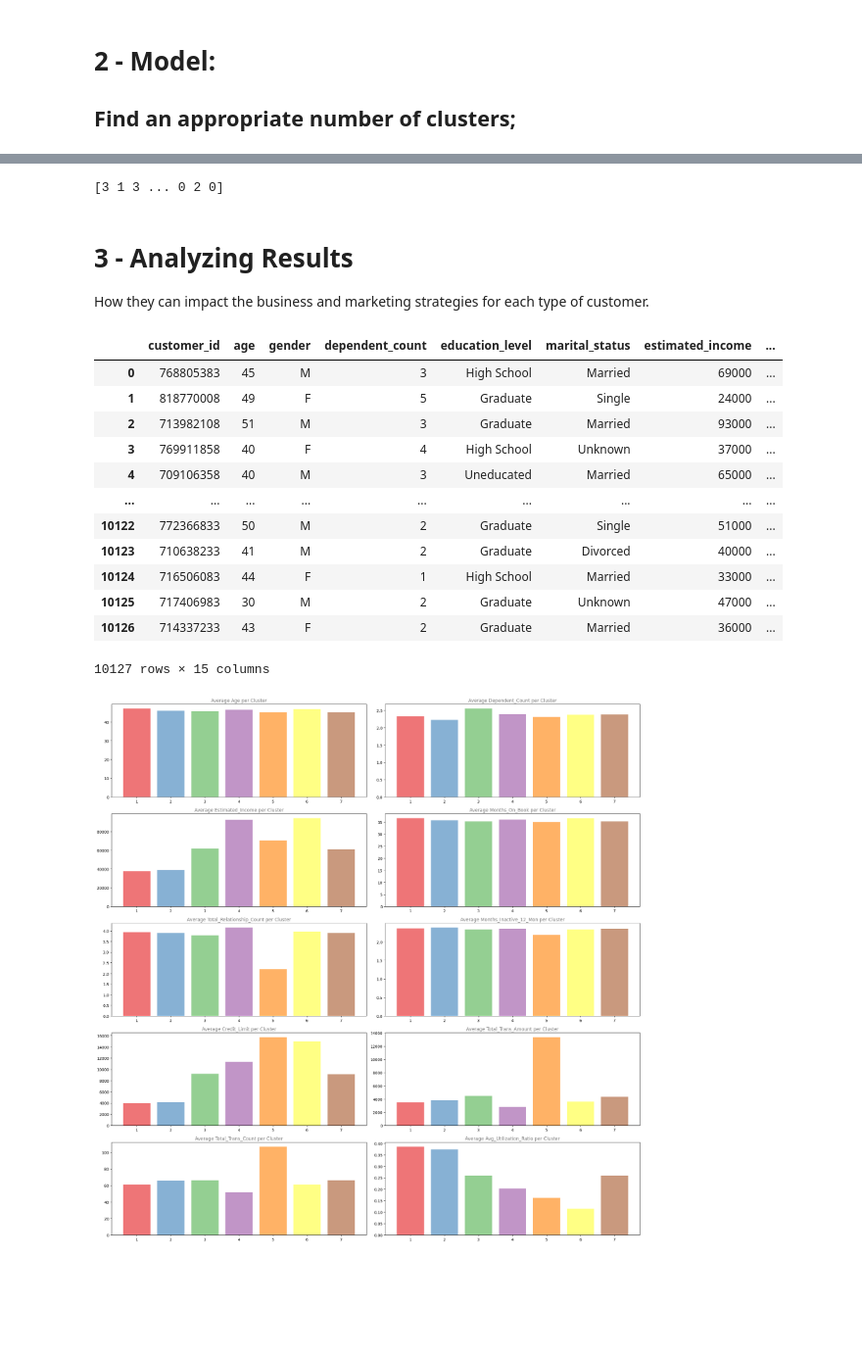
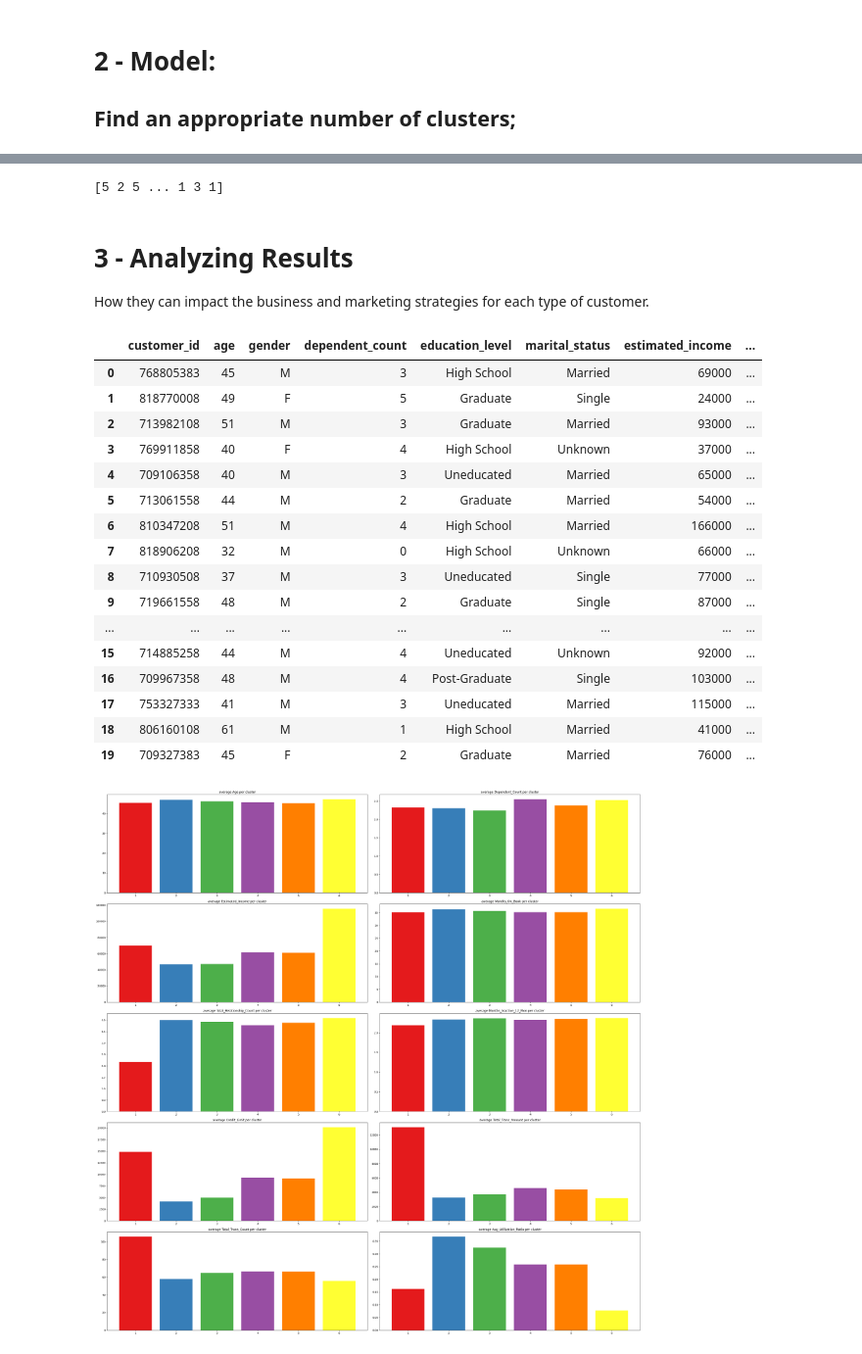
Before and after one commit to DoanNgocCuongBKEGNH/MiniProjs-Research, a Jupyter notebook: MachineLearning/Credit Card Customer Segmentation_Clustering&GCN/Credit Card Customer Segmentation_Clustering&GCN.ipynb, the cells around one changed output, grey strips where cells are left out. Shown at 98% size. Cells and saved outputs as stored; diff of their text form; code cells hidden in the pictures; blank space fills up the shorter version.

Commit message:
finished_analyze_RESULTS(clustering_insight)_CLUSTERINGMINIPROJ_finised_NOT GCN

```diff
--- a/MachineLearning/Credit Card Customer Segmentation_Clustering&GCN/Credit Card Customer Segmentation_Clustering&GCN.ipynb
+++ b/MachineLearning/Credit Card Customer Segmentation_Clustering&GCN/Credit Card Customer Segmentation_Clustering&GCN.ipynb
@@ -270,20 +299,20 @@ và https://www.dataquest.io/path/data-scientist/
 
 Đối với trường hợp sử dụng cụ thể này, chúng tôi gọi nó là đường cong khuỷu tay vì chúng tôi giả định rằng các cụm đầu tiên sẽ làm cho quán tính giảm rất nhanh và tại một số điểm, sự giảm này sẽ trở nên chậm hơn theo cách mà chúng ta sẽ thấy một "khuỷu tay" sắc nét trên đường cong.
 # %%
-chosen_k = 7#  based on the elbow curve
-kmeans_final = KMeans(n_clusters=chosen_k)
+chosen_k = 6#  based on the elbow curve
+kmeans_final = KMeans(n_clusters=chosen_k, random_state=42)
 
 cluster_labels_final = kmeans_final.fit_predict(scaled_customers_df)
 print(cluster_labels_final) # array containing cluster's labels
 # %% [output]
-[3 1 3 ... 0 2 0]
+[5 2 5 ... 1 3 1]
 # %% [markdown]
 # 3 - Analyzing Results
 How they can impact the business and marketing strategies for each type of customer.
 # %%
 # create a CLUSTER column in our original dataset to better understand the characteristics of each one.
 clustered_customers_df = customers_df.assign(CLUSTER = cluster_labels_final + 1) # assign, adjust start from 1 insted of 0
-clustered_customers_df
+clustered_customers_df.head(20)
 # %% [output]
 |  | customer_id | age | gender | dependent_count | education_level | marital_status | estimated_income | ... |
 | 0 | 768805383 | 45 | M | 3 | High School | Married | 69000 | ... |
@@ -291,25 +320,46 @@ clustered_customers_df
 | 2 | 713982108 | 51 | M | 3 | Graduate | Married | 93000 | ... |
 | 3 | 769911858 | 40 | F | 4 | High School | Unknown | 37000 | ... |
 | 4 | 709106358 | 40 | M | 3 | Uneducated | Married | 65000 | ... |
+| 5 | 713061558 | 44 | M | 2 | Graduate | Married | 54000 | ... |
+| 6 | 810347208 | 51 | M | 4 | High School | Married | 166000 | ... |
+| 7 | 818906208 | 32 | M | 0 | High School | Unknown | 66000 | ... |
+| 8 | 710930508 | 37 | M | 3 | Uneducated | Single | 77000 | ... |
+| 9 | 719661558 | 48 | M | 2 | Graduate | Single | 87000 | ... |
 | ... | ... | ... | ... | ... | ... | ... | ... | ... |
-| 10122 | 772366833 | 50 | M | 2 | Graduate | Single | 51000 | ... |
-| 10123 | 710638233 | 41 | M | 2 | Graduate | Divorced | 40000 | ... |
-| 10124 | 716506083 | 44 | F | 1 | High School | Married | 33000 | ... |
-| 10125 | 717406983 | 30 | M | 2 | Graduate | Unknown | 47000 | ... |
-| 10126 | 714337233 | 43 | F | 2 | Graduate | Married | 36000 | ... |
+| 15 | 714885258 | 44 | M | 4 | Uneducated | Unknown | 92000 | ... |
+| 16 | 709967358 | 48 | M | 4 | Post-Graduate | Single | 103000 | ... |
+| 17 | 753327333 | 41 | M | 3 | Uneducated | Married | 115000 | ... |
+| 18 | 806160108 | 61 | M | 1 | High School | Married | 41000 | ... |
+| 19 | 709327383 | 45 | F | 2 | Graduate | Married | 76000 | ... |
-10127 rows × 15 columns
 # %%
-numeric_columns = clustered_customers_df.select_dtypes(include=np.number).drop(['customer_id', 'CLUSTER'], axis=1).columns
+## Considering each numeric variable grouped by the CLUSTER column.
 
-fig = plt.figure(figsize=(20, 20))
-for i, column in enumerate(numeric_columns):
-    df_plot = clustered_customers_df.groupby('CLUSTER')[column].mean()
-    ax = fig.add_subplot(5, 2, i+1)
-    ax.bar(df_plot.index, df_plot, color=sns.color_palette('Set1'))
-    ax.set_title(f'Average {column.title()} per Cluster')
-    ax.xaxis.grid(False)
+# LỐI TƯ DUY 1:
+# numeric_columns = clustered_customers_df.select_dtypes(include=np.number).drop(['customer_id', 'CLUSTER'], axis=1).columns
+
+# fig = plt.figure(figsize=(20, 20))
+# for i, column in enumerate(numeric_columns):
+#     plot_df = clustered_customers_df.groupby('CLUSTER')[column].mean()
+#     ax = fig.add_subplot(5, 2, i+1)
+#     ax.bar(plot_df.index, plot_df, color=sns.color_palette('Set1'))
+#     ax.set_title(f'Average {column.title()} per Cluster')
+#     ax.xaxis.grid(False)
+
+# plt.tight_layout()
+# plt.show()
+
+# # LỐI TƯ DUY 2:
+numeric_columns = clustered_customers_df.select_dtypes(include='number').drop(['customer_id', 'CLUSTER'], axis=1).columns
+
+figure, axes = plt.subplots(5, 2, figsize=(30, 30)) # figure obj  grid of 5 rows and 2 cols of subplots, figure: hình ảnh 30inch*30inch.
+axes = axes.flatten() # axes is a list of axes objects for each plot -> flatten: to 1-dimensional array.
+
+for i, column in enumerate(numeric_columns): # enumerate funt to get both the index i and he column name
+    plot_df = clustered_customers_df.groupby('CLUSTER')[column].mean()
+    axes[i].bar(plot_df.index, plot_df, color=sns.color_palette('Set1')) # Set1: a set of distinct colors
+    axes[i].set_title(f'average {column.title()} per cluster')
 
 plt.tight_layout()
 plt.show()
 # %% [output]
-[figure, old version]
+[figure, new version]
```
Also changed, not shown: parts of 12 cells of this notebook.
